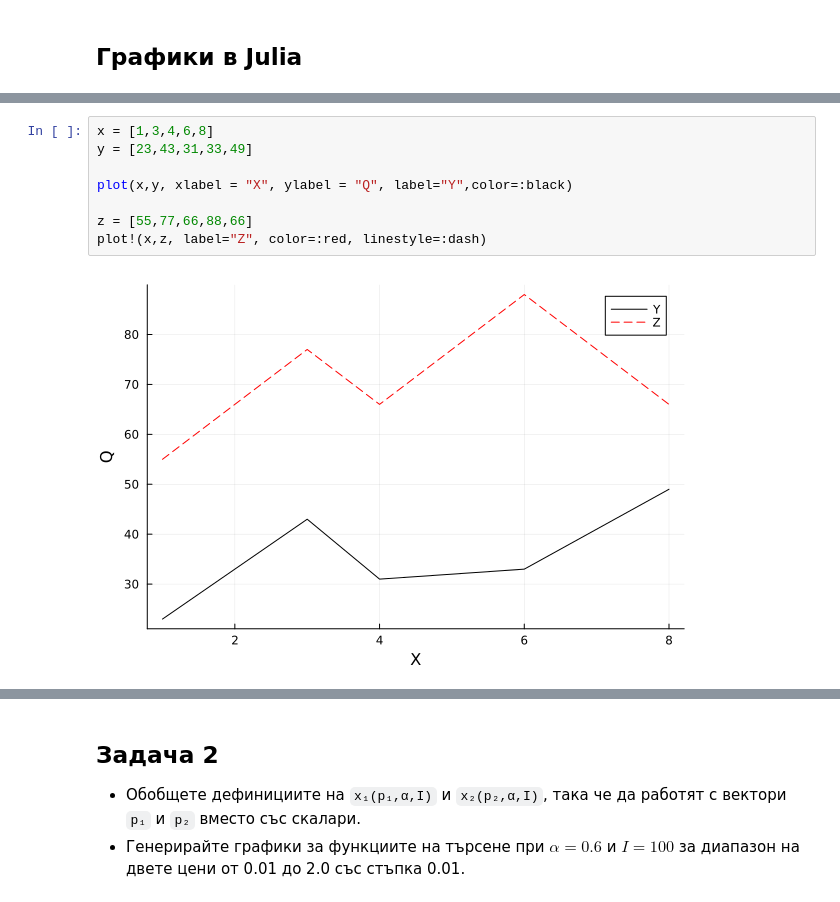
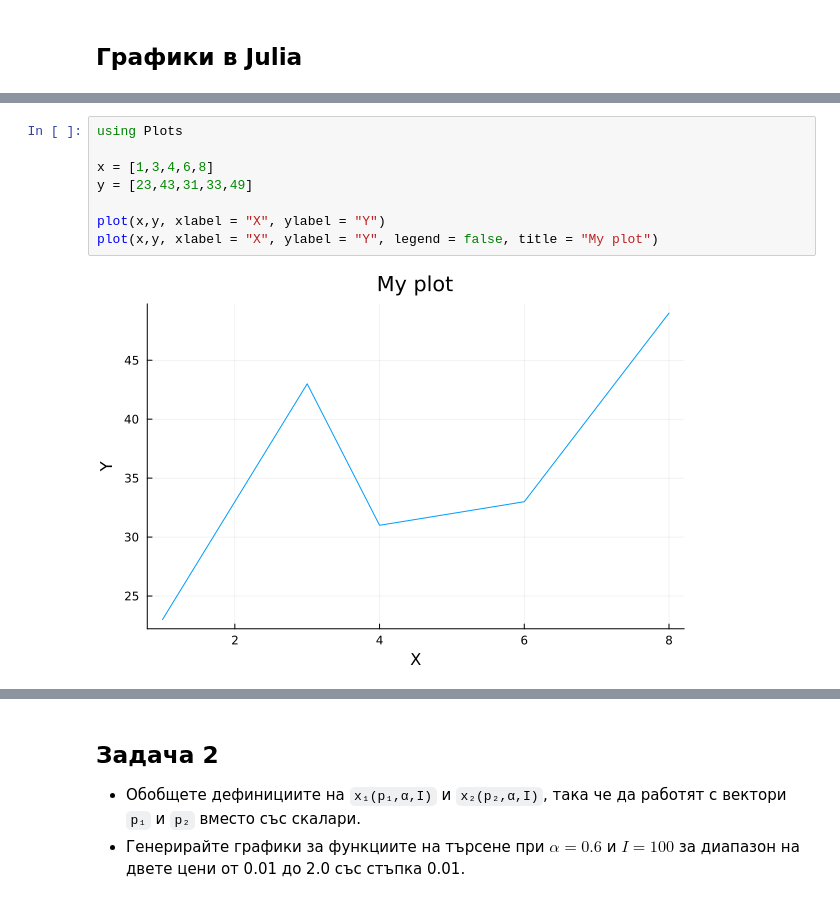
Before and after one commit to avassilev/MME, a Jupyter notebook: Aggregation_exercise.ipynb, the cells around one changed output, grey strips where cells are left out. Cells and saved outputs as stored; diff of their text form.

```diff
--- a/Aggregation_exercise.ipynb
+++ b/Aggregation_exercise.ipynb
@@ -38,10 +28,10 @@ plot(x,y, xlabel = "X", ylabel = "Y")
-# %%
-x = [1,3,4,6,8]
-y = [23,43,31,33,49]
-
-plot(x,y, xlabel = "X", ylabel = "Q", label="Y",color=:black)
-
-z = [55,77,66,88,66]
-plot!(x,z, label="Z", color=:red, linestyle=:dash)
-# %% [output]
-[figure, removed]
+# %%
+using Plots
+
+x = [1,3,4,6,8]
+y = [23,43,31,33,49]
+
+plot(x,y, xlabel = "X", ylabel = "Y")
+plot(x,y, xlabel = "X", ylabel = "Y", legend = false, title = "My plot")
+# %% [output]
+[figure, added]
```
Also changed, not shown: parts of 4 cells of this notebook, 1 other file.
